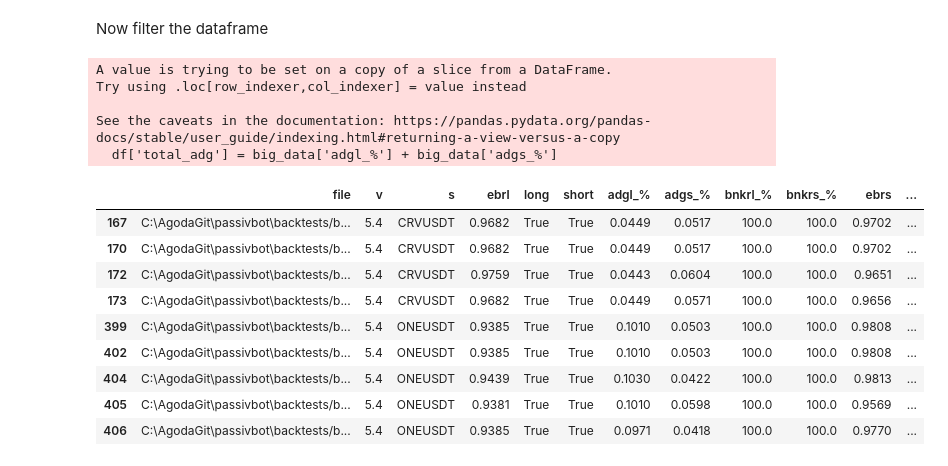
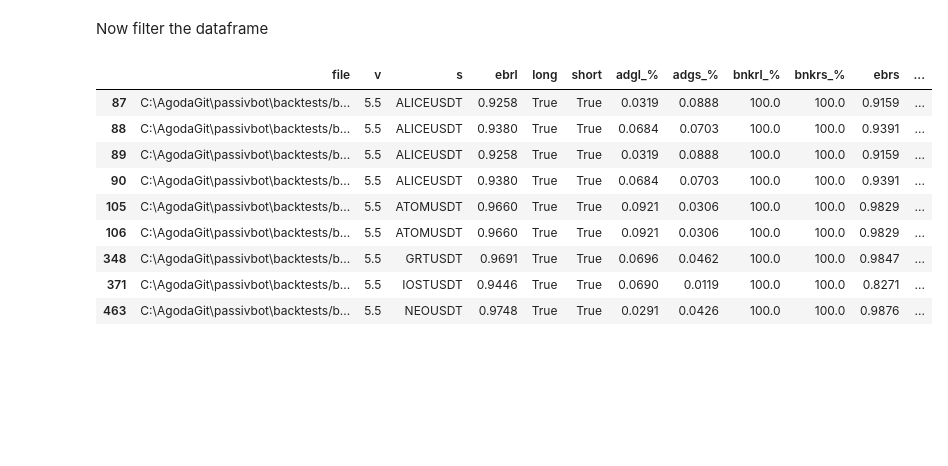
Before and after one commit to shroukkhan/passivbot, a Jupyter notebook: analyze_result.ipynb, the cells around one changed output. Cells and saved outputs as stored; diff of their text form; code cells hidden in the pictures; blank space fills up the shorter version.

```diff
--- a/analyze_result.ipynb
+++ b/analyze_result.ipynb
@@ -77,51 +81,45 @@ allowed_symbols = ["ETHUSDT", "XRPUSDT", "1000SHIBUSDT", "DOGEUSDT", "ADAUSDT",
                    "ATOMUSDT", "FILUSDT", "ICPUSDT", "ALICEUSDT", "LRCUSDT",
                    "BCHUSDT", "SUSHIUSDT", "XTZUSDT", "THETAUSDT", "CRVUSDT",
                    "ALGOUSDT", "CHZUSDT", "TRXUSDT", "VETUSDT", "CHRUSDT",
                    "ONEUSDT", "OMGUSDT", "XLMUSDT", "RUNEUSDT", "ENJUSDT",
                    "CELRUSDT", "SXPUSDT", "1INCHUSDT", "SRMUSDT", "COTIUSDT",
                    "ZECUSDT", "QTUMUSDT", "GRTUSDT", "DENTUSDT", "SFPUSDT",
                    "STORJUSDT", "IOTAUSDT", "HOTUSDT", "NEOUSDT", "COMPUSDT",
                    "LINAUSDT", "KAVAUSDT", "BATUSDT", "WAVESUSDT", "IOSTUSDT",
                    "ALPHAUSDT", "RLCUSDT", "HBARUSDT", "DODOUSDT", "XMRUSDT",
                    "SNXUSDT", "ANKRUSDT", "DASHUSDT", "REEFUSDT", "ZENUSDT",
                    "CVCUSDT", "RENUSDT", "ICXUSDT", "RSRUSDT", "SKLUSDT",
                    "NKNUSDT", "BELUSDT", "ONTUSDT", "OGNUSDT", "BLZUSDT",
                    "MTLUSDT", "CTKUSDT", "RVNUSDT", "LITUSDT", "MKRUSDT",
                    "OCEANUSDT", "ZILUSDT", "UNFIUSDT", "BANDUSDT", "YFIIUSDT",
                    "TOMOUSDT", "TRBUSDT", "KNCUSDT", "STMXUSDT", "ZRXUSDT",
                    "SCUSDT", "AKROUSDT", "XEMUSDT", "FLMUSDT", "BALUSDT",
                    "BTSUSDT", "DGBUSDT", "DEFIUSDT"]
 
-allowed_symbols = ["CRVUSDT", "ONEUSDT", "FTMUSDT"]
-
+allowed_symbols = ["NEOUSDT", "ATOMUSDT", "IOSTUSDT","GRTUSDT","ALICEUSDT"]
+big_data['adgt_%'] = big_data['adgl_%']+big_data['adgs_%']
 df = big_data[(big_data.s.isin(allowed_symbols))
               & (big_data['long'] == True)
               & (big_data['short'] == True)
-              & (big_data['adgl_%'] + big_data['adgs_%'] > 0.09 )
+              #& (big_data['adgt_%'] > 0.1 )
               & (big_data['bnkrl_%'] > 95.0)
               & (big_data['bnkrs_%'] > 95.0)
-
-              & (big_data['v'] == '5.4')
+              & (big_data['v'] == '5.5')
 
     # & (big_data['tg_%'] > 10)
     # & (big_data['ebr'] > .85)
               ]
-df['total_adg'] = big_data['adgl_%'] + big_data['adgs_%']
+#df['total_adg'] = big_data['adgl_%'] + big_data['adgs_%']
 df
 # %% [output]
-A value is trying to be set on a copy of a slice from a DataFrame.
-Try using .loc[row_indexer,col_indexer] = value instead
-
-See the caveats in the documentation: https://pandas.pydata.org/pandas-docs/stable/user_guide/indexing.html#returning-a-view-versus-a-copy
-  df['total_adg'] = big_data['adgl_%'] + big_data['adgs_%']
 |  | file | v | s | ebrl | long | short | adgl_% | adgs_% | bnkrl_% | bnkrs_% | ebrs | ... |
-| 167 | C:\AgodaGit\passivbot\backtests/b... | 5.4 | CRVUSDT | 0.9682 | True | True | 0.0449 | 0.0517 | 100.0 | 100.0 | 0.9702 | ... |
-| 170 | C:\AgodaGit\passivbot\backtests/b... | 5.4 | CRVUSDT | 0.9682 | True | True | 0.0449 | 0.0517 | 100.0 | 100.0 | 0.9702 | ... |
-| 172 | C:\AgodaGit\passivbot\backtests/b... | 5.4 | CRVUSDT | 0.9759 | True | True | 0.0443 | 0.0604 | 100.0 | 100.0 | 0.9651 | ... |
-| 173 | C:\AgodaGit\passivbot\backtests/b... | 5.4 | CRVUSDT | 0.9682 | True | True | 0.0449 | 0.0571 | 100.0 | 100.0 | 0.9656 | ... |
-| 399 | C:\AgodaGit\passivbot\backtests/b... | 5.4 | ONEUSDT | 0.9385 | True | True | 0.1010 | 0.0503 | 100.0 | 100.0 | 0.9808 | ... |
-| 402 | C:\AgodaGit\passivbot\backtests/b... | 5.4 | ONEUSDT | 0.9385 | True | True | 0.1010 | 0.0503 | 100.0 | 100.0 | 0.9808 | ... |
-| 404 | C:\AgodaGit\passivbot\backtests/b... | 5.4 | ONEUSDT | 0.9439 | True | True | 0.1030 | 0.0422 | 100.0 | 100.0 | 0.9813 | ... |
-| 405 | C:\AgodaGit\passivbot\backtests/b... | 5.4 | ONEUSDT | 0.9381 | True | True | 0.1010 | 0.0598 | 100.0 | 100.0 | 0.9569 | ... |
-| 406 | C:\AgodaGit\passivbot\backtests/b... | 5.4 | ONEUSDT | 0.9385 | True | True | 0.0971 | 0.0418 | 100.0 | 100.0 | 0.9770 | ... |
+| 87 | C:\AgodaGit\passivbot\backtests/b... | 5.5 | ALICEUSDT | 0.9258 | True | True | 0.0319 | 0.0888 | 100.0 | 100.0 | 0.9159 | ... |
+| 88 | C:\AgodaGit\passivbot\backtests/b... | 5.5 | ALICEUSDT | 0.9380 | True | True | 0.0684 | 0.0703 | 100.0 | 100.0 | 0.9391 | ... |
+| 89 | C:\AgodaGit\passivbot\backtests/b... | 5.5 | ALICEUSDT | 0.9258 | True | True | 0.0319 | 0.0888 | 100.0 | 100.0 | 0.9159 | ... |
+| 90 | C:\AgodaGit\passivbot\backtests/b... | 5.5 | ALICEUSDT | 0.9380 | True | True | 0.0684 | 0.0703 | 100.0 | 100.0 | 0.9391 | ... |
+| 105 | C:\AgodaGit\passivbot\backtests/b... | 5.5 | ATOMUSDT | 0.9660 | True | True | 0.0921 | 0.0306 | 100.0 | 100.0 | 0.9829 | ... |
+| 106 | C:\AgodaGit\passivbot\backtests/b... | 5.5 | ATOMUSDT | 0.9660 | True | True | 0.0921 | 0.0306 | 100.0 | 100.0 | 0.9829 | ... |
+| 348 | C:\AgodaGit\passivbot\backtests/b... | 5.5 | GRTUSDT | 0.9691 | True | True | 0.0696 | 0.0462 | 100.0 | 100.0 | 0.9847 | ... |
+| 371 | C:\AgodaGit\passivbot\backtests/b... | 5.5 | IOSTUSDT | 0.9446 | True | True | 0.0690 | 0.0119 | 100.0 | 100.0 | 0.8271 | ... |
+| 463 | C:\AgodaGit\passivbot\backtests/b... | 5.5 | NEOUSDT | 0.9748 | True | True | 0.0291 | 0.0426 | 100.0 | 100.0 | 0.9876 | ... |
 # %%
```
Also changed, not shown: parts of 3 cells of this notebook, 40 other files.
